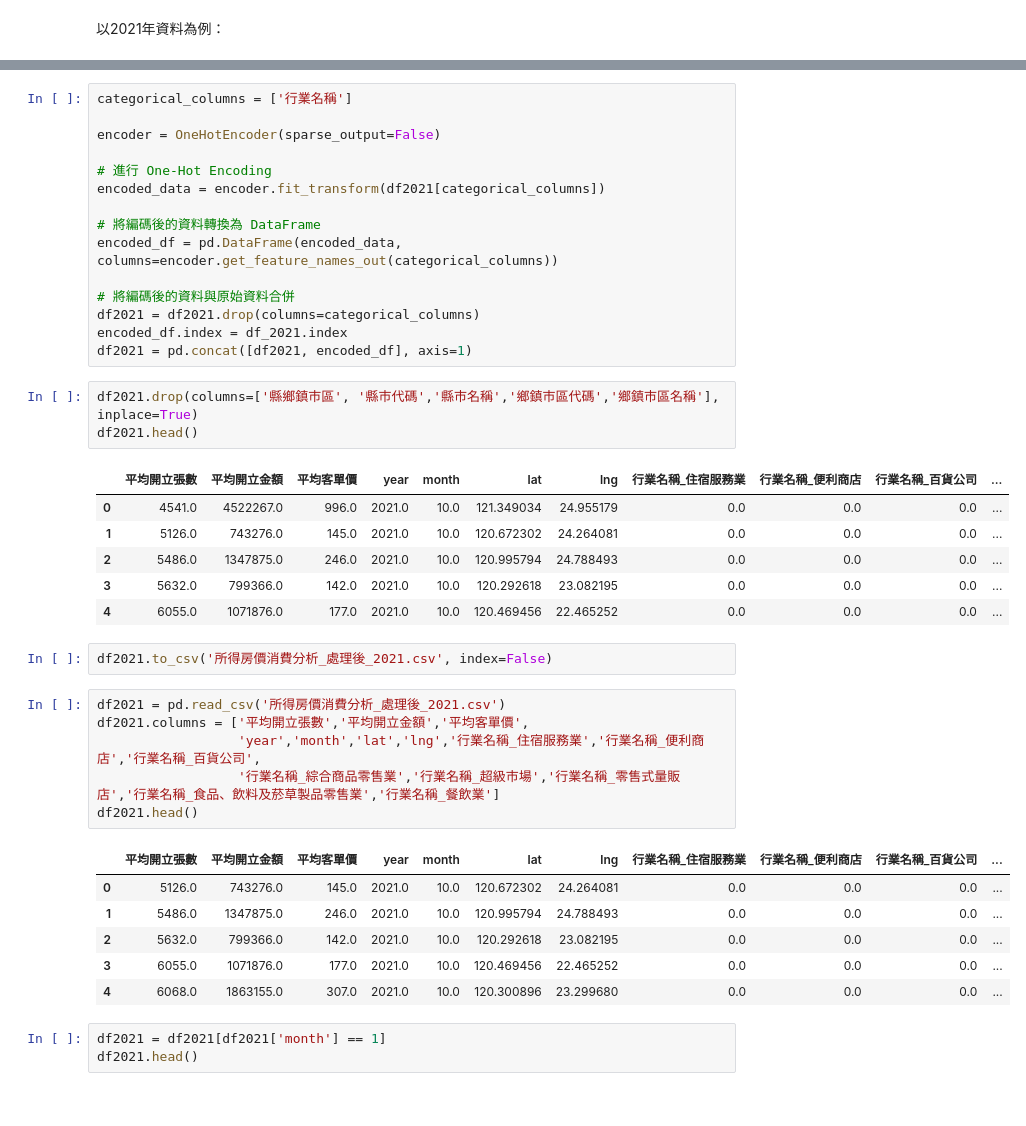
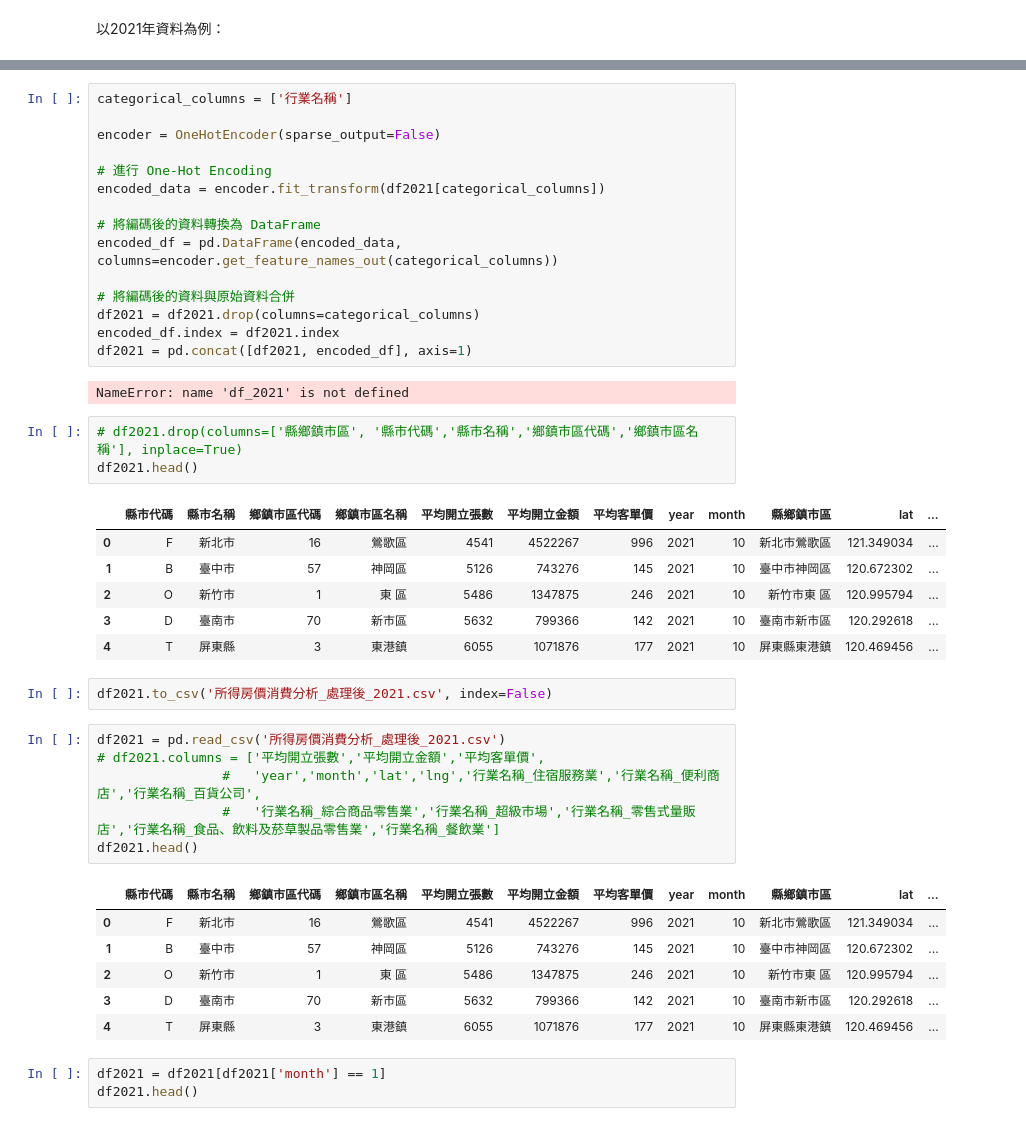
Before and after one commit to Ayukevin/Consumption-Analysis, a Jupyter notebook: ml.ipynb, the cells around one changed output, grey strips where cells are left out. Saved outputs shown, nothing was run; the diff lists cells and outputs as text.

```diff
--- a/ml.ipynb
+++ b/ml.ipynb
@@ -102,33 +120,35 @@ encoded_df = pd.DataFrame(encoded_data, columns=encoder.get_feature_names_out(ca
 
 # 將編碼後的資料與原始資料合併
 df2021 = df2021.drop(columns=categorical_columns)
-encoded_df.index = df_2021.index
+encoded_df.index = df2021.index
 df2021 = pd.concat([df2021, encoded_df], axis=1)
+# %% [output]
+NameError: name 'df_2021' is not defined
 # %%
-df2021.drop(columns=['縣鄉鎮市區', '縣市代碼','縣市名稱','鄉鎮市區代碼','鄉鎮市區名稱'], inplace=True)
+# df2021.drop(columns=['縣鄉鎮市區', '縣市代碼','縣市名稱','鄉鎮市區代碼','鄉鎮市區名稱'], inplace=True)
 df2021.head()
 # %% [output]
-|  | 平均開立張數 | 平均開立金額 | 平均客單價 | year | month | lat | lng | 行業名稱_住宿服務業 | 行業名稱_便利商店 | 行業名稱_百貨公司 | ... |
-| 0 | 4541.0 | 4522267.0 | 996.0 | 2021.0 | 10.0 | 121.349034 | 24.955179 | 0.0 | 0.0 | 0.0 | ... |
-| 1 | 5126.0 | 743276.0 | 145.0 | 2021.0 | 10.0 | 120.672302 | 24.264081 | 0.0 | 0.0 | 0.0 | ... |
-| 2 | 5486.0 | 1347875.0 | 246.0 | 2021.0 | 10.0 | 120.995794 | 24.788493 | 0.0 | 0.0 | 0.0 | ... |
-| 3 | 5632.0 | 799366.0 | 142.0 | 2021.0 | 10.0 | 120.292618 | 23.082195 | 0.0 | 0.0 | 0.0 | ... |
-| 4 | 6055.0 | 1071876.0 | 177.0 | 2021.0 | 10.0 | 120.469456 | 22.465252 | 0.0 | 0.0 | 0.0 | ... |
+|  | 縣市代碼 | 縣市名稱 | 鄉鎮市區代碼 | 鄉鎮市區名稱 | 平均開立張數 | 平均開立金額 | 平均客單價 | year | month | 縣鄉鎮市區 | lat | ... |
+| 0 | F | 新北市 | 16 | 鶯歌區 | 4541 | 4522267 | 996 | 2021 | 10 | 新北市鶯歌區 | 121.349034 | ... |
+| 1 | B | 臺中市 | 57 | 神岡區 | 5126 | 743276 | 145 | 2021 | 10 | 臺中市神岡區 | 120.672302 | ... |
+| 2 | O | 新竹市 | 1 | 東 區 | 5486 | 1347875 | 246 | 2021 | 10 | 新竹市東 區 | 120.995794 | ... |
+| 3 | D | 臺南市 | 70 | 新市區 | 5632 | 799366 | 142 | 2021 | 10 | 臺南市新市區 | 120.292618 | ... |
+| 4 | T | 屏東縣 | 3 | 東港鎮 | 6055 | 1071876 | 177 | 2021 | 10 | 屏東縣東港鎮 | 120.469456 | ... |
 # %%
 df2021.to_csv('所得房價消費分析_處理後_2021.csv', index=False)
 # %%
 df2021 = pd.read_csv('所得房價消費分析_處理後_2021.csv')
-df2021.columns = ['平均開立張數','平均開立金額','平均客單價',
-                  'year','month','lat','lng','行業名稱_住宿服務業','行業名稱_便利商店','行業名稱_百貨公司',
-                  '行業名稱_綜合商品零售業','行業名稱_超級市場','行業名稱_零售式量販店','行業名稱_食品、飲料及菸草製品零售業','行業名稱_餐飲業']
+# df2021.columns = ['平均開立張數','平均開立金額','平均客單價',
+                #   'year','month','lat','lng','行業名稱_住宿服務業','行業名稱_便利商店','行業名稱_百貨公司',
+                #   '行業名稱_綜合商品零售業','行業名稱_超級市場','行業名稱_零售式量販店','行業名稱_食品、飲料及菸草製品零售業','行業名稱_餐飲業']
 df2021.head()
 # %% [output]
-|  | 平均開立張數 | 平均開立金額 | 平均客單價 | year | month | lat | lng | 行業名稱_住宿服務業 | 行業名稱_便利商店 | 行業名稱_百貨公司 | ... |
-| 0 | 5126.0 | 743276.0 | 145.0 | 2021.0 | 10.0 | 120.672302 | 24.264081 | 0.0 | 0.0 | 0.0 | ... |
-| 1 | 5486.0 | 1347875.0 | 246.0 | 2021.0 | 10.0 | 120.995794 | 24.788493 | 0.0 | 0.0 | 0.0 | ... |
-| 2 | 5632.0 | 799366.0 | 142.0 | 2021.0 | 10.0 | 120.292618 | 23.082195 | 0.0 | 0.0 | 0.0 | ... |
-| 3 | 6055.0 | 1071876.0 | 177.0 | 2021.0 | 10.0 | 120.469456 | 22.465252 | 0.0 | 0.0 | 0.0 | ... |
-| 4 | 6068.0 | 1863155.0 | 307.0 | 2021.0 | 10.0 | 120.300896 | 23.299680 | 0.0 | 0.0 | 0.0 | ... |
+|  | 縣市代碼 | 縣市名稱 | 鄉鎮市區代碼 | 鄉鎮市區名稱 | 平均開立張數 | 平均開立金額 | 平均客單價 | year | month | 縣鄉鎮市區 | lat | ... |
+| 0 | F | 新北市 | 16 | 鶯歌區 | 4541 | 4522267 | 996 | 2021 | 10 | 新北市鶯歌區 | 121.349034 | ... |
+| 1 | B | 臺中市 | 57 | 神岡區 | 5126 | 743276 | 145 | 2021 | 10 | 臺中市神岡區 | 120.672302 | ... |
+| 2 | O | 新竹市 | 1 | 東 區 | 5486 | 1347875 | 246 | 2021 | 10 | 新竹市東 區 | 120.995794 | ... |
+| 3 | D | 臺南市 | 70 | 新市區 | 5632 | 799366 | 142 | 2021 | 10 | 臺南市新市區 | 120.292618 | ... |
+| 4 | T | 屏東縣 | 3 | 東港鎮 | 6055 | 1071876 | 177 | 2021 | 10 | 屏東縣東港鎮 | 120.469456 | ... |
 # %%
 df2021 = df2021[df2021['month'] == 1]
 df2021.head()
```
Also changed, not shown: parts of 1 cell of this notebook, 1 other file.
